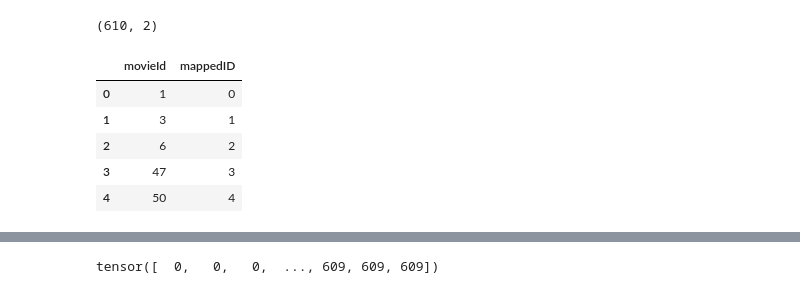
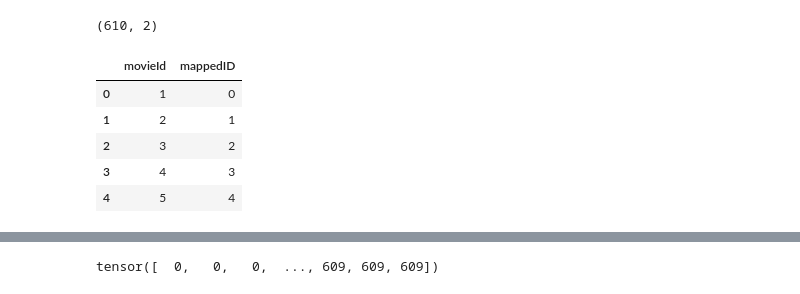
Before and after one commit to hussain0613/LearningPyTorchGeometric, a Jupyter notebook: link_prediction_het_graph.ipynb, the cells around one changed output, grey strips where cells are left out. Cells and saved outputs as stored; diff of their text form; code cells hidden in the pictures.

```diff
--- a/link_prediction_het_graph.ipynb
+++ b/link_prediction_het_graph.ipynb
@@ -100,18 +104,20 @@ unique_user_id.head()
 unique_user_id.shape
 # %% [output]
 (610, 2)
-# %%
-# mapping movie id to consecutive unique ids
-unique_movie_id = ratings_df['movieId'].unique()
-unique_movie_id = pd.DataFrame(data={
-    'movieId': unique_movie_id,
-    'mappedID': pd.RangeIndex(len(unique_movie_id)),
-})
-unique_movie_id.head()
-# %% [output]
-|  | movieId | mappedID |
-| 0 | 1 | 0 |
-| 1 | 3 | 1 |
-| 2 | 6 | 2 |
-| 3 | 47 | 3 |
-| 4 | 50 | 4 |
+# %%
+# mapping movie id to consecutive unique ids
+# `unique_movie_id = ratings_df['movieId'].unique()` # for users it was ok as there were no user features to map
+# but for movies this technique is not right, as we have features for movies, so we need to map the unique movie ids to the movie ids in the features df
+# notebook 1 made this mistake, notebook 2 corrects it
+unique_movie_id = pd.DataFrame(data={
+    'movieId': movies_df['movieId'].unique(), # unique is unnecessary here, as movieId is already unique, at least should be, if not then we have a problem
+    'mappedID': pd.RangeIndex(len(movies_df['movieId'].unique())),
+})
+unique_movie_id.head()
+# %% [output]
+|  | movieId | mappedID |
+| 0 | 1 | 0 |
+| 1 | 2 | 1 |
+| 2 | 3 | 2 |
+| 3 | 4 | 3 |
+| 4 | 5 | 4 |
```
Also changed, not shown: parts of 36 cells of this notebook, 1 other file.
